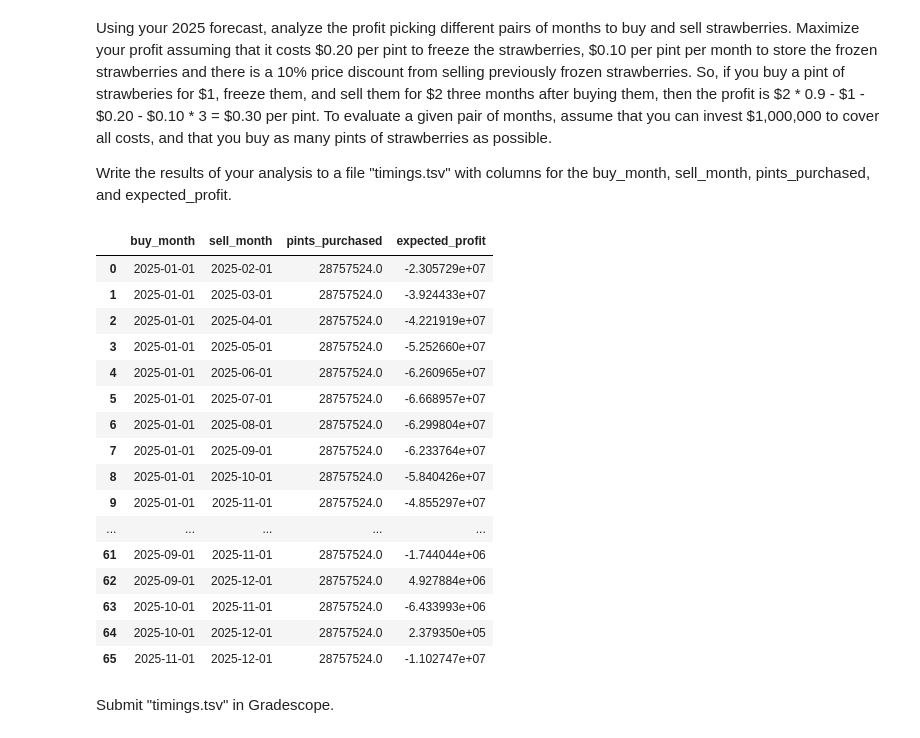
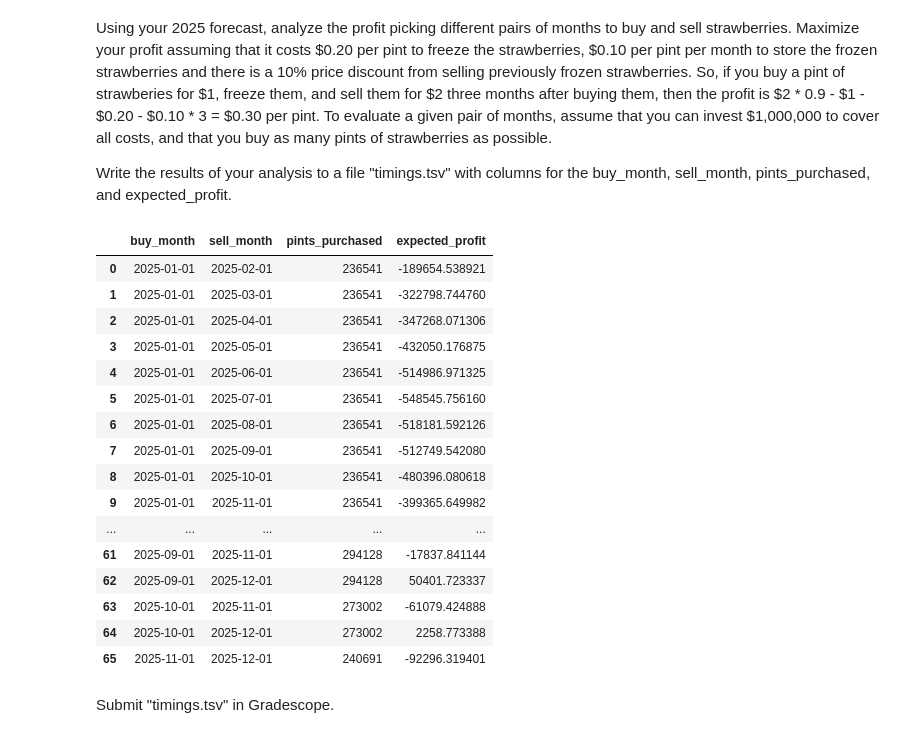
Before and after one commit to mwan30/dx704-project-02, a Jupyter notebook: project.ipynb, the cells around one changed output. Saved outputs shown, nothing was run; the diff lists cells and outputs as text; code cells hidden in the pictures.

```diff
--- a/project.ipynb
+++ b/project.ipynb
@@ -141,34 +141,34 @@ Write the results of your analysis to a file "timings.tsv" with columns for the
 # %%
 # YOUR CHANGES HERE
 
 pairs = []
 for i, buy_row in strawberry_forecast.iterrows():
     for j, sell_row in strawberry_forecast.iterrows():
         if j > i:
             months = j - i
             per_pint = (sell_row.price * 0.9) - buy_row.price - 0.20 - (0.10 * months)
-            pints = 1000000 // -mean
+            pints = int(1_000_000 // buy_row.price)
             pairs.append([buy_row.month, sell_row.month, pints, pints*per_pint])
 
 pairs_df = pd.DataFrame(pairs, columns=['buy_month', 'sell_month', 'pints_purchased', 'expected_profit'])
 pd.set_option('display.max_rows', None)
 pairs_df
 # %% [output]
 |  | buy_month | sell_month | pints_purchased | expected_profit |
-| 0 | 2025-01-01 | 2025-02-01 | 28757524.0 | -2.305729e+07 |
-| 1 | 2025-01-01 | 2025-03-01 | 28757524.0 | -3.924433e+07 |
-| 2 | 2025-01-01 | 2025-04-01 | 28757524.0 | -4.221919e+07 |
-| 3 | 2025-01-01 | 2025-05-01 | 28757524.0 | -5.252660e+07 |
-| 4 | 2025-01-01 | 2025-06-01 | 28757524.0 | -6.260965e+07 |
-| 5 | 2025-01-01 | 2025-07-01 | 28757524.0 | -6.668957e+07 |
-| 6 | 2025-01-01 | 2025-08-01 | 28757524.0 | -6.299804e+07 |
-| 7 | 2025-01-01 | 2025-09-01 | 28757524.0 | -6.233764e+07 |
-| 8 | 2025-01-01 | 2025-10-01 | 28757524.0 | -5.840426e+07 |
-| 9 | 2025-01-01 | 2025-11-01 | 28757524.0 | -4.855297e+07 |
+| 0 | 2025-01-01 | 2025-02-01 | 236541 | -189654.538921 |
+| 1 | 2025-01-01 | 2025-03-01 | 236541 | -322798.744760 |
+| 2 | 2025-01-01 | 2025-04-01 | 236541 | -347268.071306 |
+| 3 | 2025-01-01 | 2025-05-01 | 236541 | -432050.176875 |
+| 4 | 2025-01-01 | 2025-06-01 | 236541 | -514986.971325 |
+| 5 | 2025-01-01 | 2025-07-01 | 236541 | -548545.756160 |
+| 6 | 2025-01-01 | 2025-08-01 | 236541 | -518181.592126 |
+| 7 | 2025-01-01 | 2025-09-01 | 236541 | -512749.542080 |
+| 8 | 2025-01-01 | 2025-10-01 | 236541 | -480396.080618 |
+| 9 | 2025-01-01 | 2025-11-01 | 236541 | -399365.649982 |
 | ... | ... | ... | ... | ... |
-| 61 | 2025-09-01 | 2025-11-01 | 28757524.0 | -1.744044e+06 |
-| 62 | 2025-09-01 | 2025-12-01 | 28757524.0 | 4.927884e+06 |
-| 63 | 2025-10-01 | 2025-11-01 | 28757524.0 | -6.433993e+06 |
-| 64 | 2025-10-01 | 2025-12-01 | 28757524.0 | 2.379350e+05 |
-| 65 | 2025-11-01 | 2025-12-01 | 28757524.0 | -1.102747e+07 |
+| 61 | 2025-09-01 | 2025-11-01 | 294128 | -17837.841144 |
+| 62 | 2025-09-01 | 2025-12-01 | 294128 | 50401.723337 |
+| 63 | 2025-10-01 | 2025-11-01 | 273002 | -61079.424888 |
+| 64 | 2025-10-01 | 2025-12-01 | 273002 | 2258.773388 |
+| 65 | 2025-11-01 | 2025-12-01 | 240691 | -92296.319401 |
 # %%
```
Also changed, not shown: parts of 1 cell of this notebook, 1 other file.
